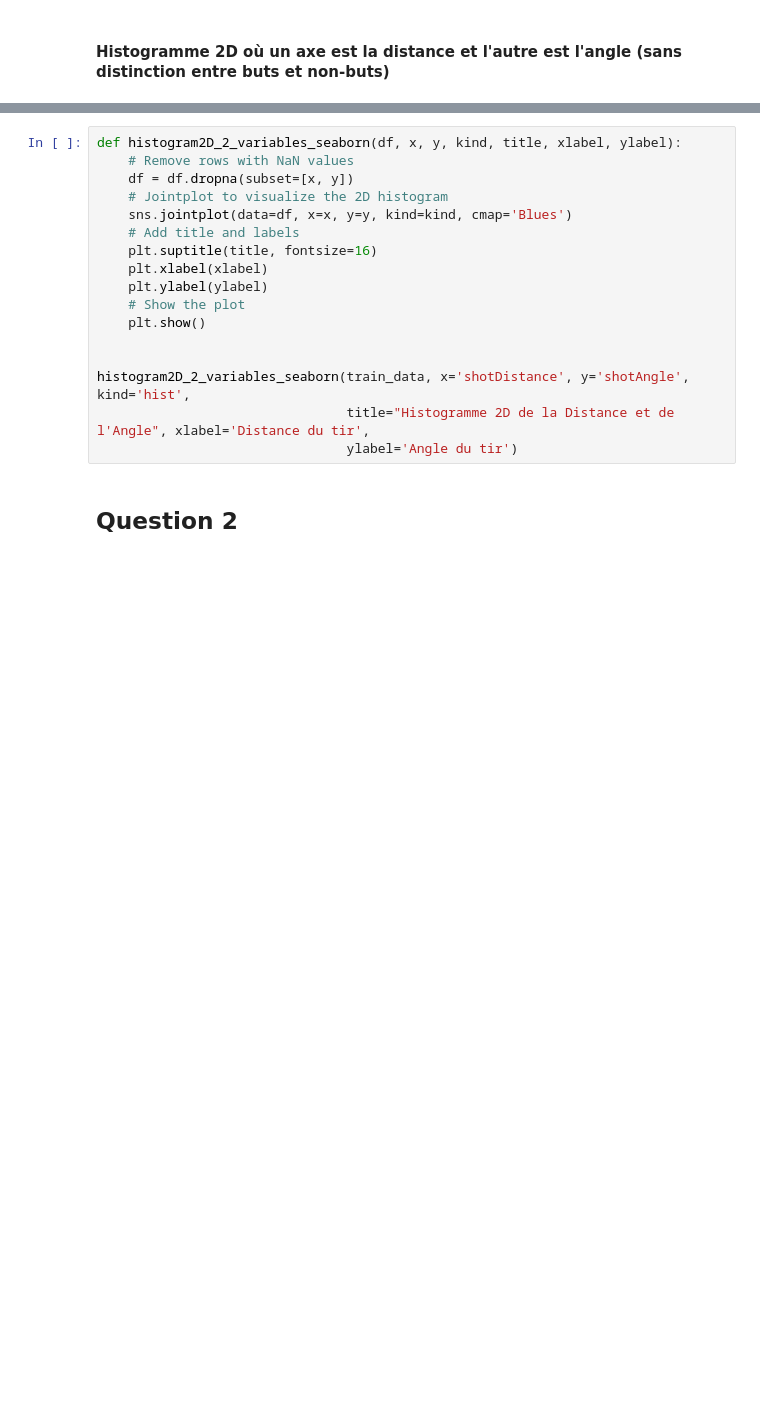
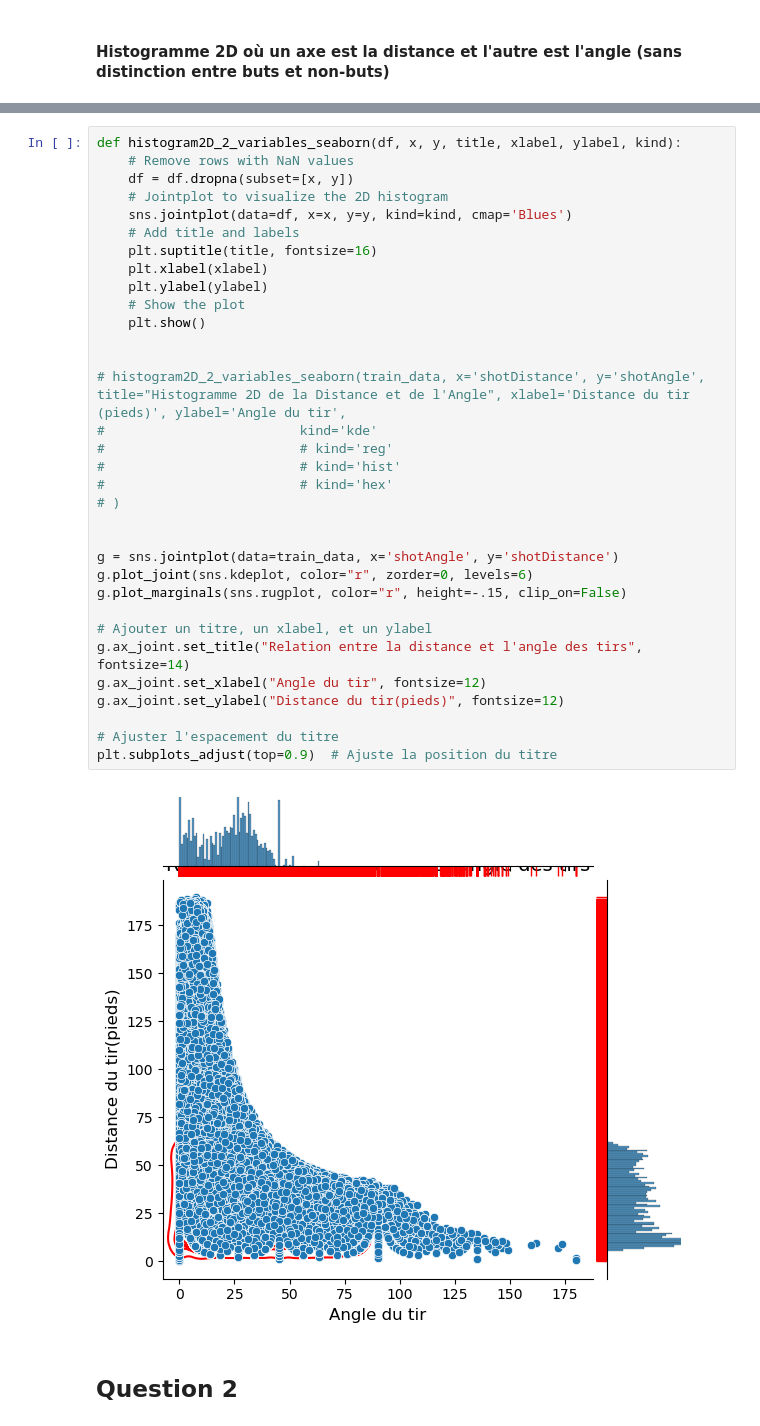
Before and after one commit to Seet-git/FT6758-NHL_A11, a Jupyter notebook: main_Milestone-2.ipynb, the cells around one changed output, grey strips where cells are left out. Drawn from its saved outputs; the diff is of its cells as text; blank space fills up the shorter version.

```diff
--- a/main_Milestone-2.ipynb
+++ b/main_Milestone-2.ipynb
@@ -99,20 +138,38 @@ histogram2D_2_variables(train_data, x='shotDistance', y='shotAngle', bins=20, la
 # %%
-def histogram2D_2_variables_seaborn(df, x, y, kind, title, xlabel, ylabel):
+def histogram2D_2_variables_seaborn(df, x, y, title, xlabel, ylabel, kind):
     # Remove rows with NaN values
     df = df.dropna(subset=[x, y])
     # Jointplot to visualize the 2D histogram
     sns.jointplot(data=df, x=x, y=y, kind=kind, cmap='Blues')
     # Add title and labels
     plt.suptitle(title, fontsize=16)
     plt.xlabel(xlabel)
     plt.ylabel(ylabel)
     # Show the plot
     plt.show()
 
 
-histogram2D_2_variables_seaborn(train_data, x='shotDistance', y='shotAngle', kind='hist',
-                                title="Histogramme 2D de la Distance et de l'Angle", xlabel='Distance du tir',
-                                ylabel='Angle du tir')
+# histogram2D_2_variables_seaborn(train_data, x='shotDistance', y='shotAngle', title="Histogramme 2D de la Distance et de l'Angle", xlabel='Distance du tir (pieds)', ylabel='Angle du tir',
+#                         kind='kde'
+#                         # kind='reg'
+#                         # kind='hist'
+#                         # kind='hex'
+# )
+
+
+g = sns.jointplot(data=train_data, x='shotAngle', y='shotDistance')
+g.plot_joint(sns.kdeplot, color="r", zorder=0, levels=6)
+g.plot_marginals(sns.rugplot, color="r", height=-.15, clip_on=False)
+
+# Ajouter un titre, un xlabel, et un ylabel
+g.ax_joint.set_title("Relation entre la distance et l'angle des tirs", fontsize=14)
+g.ax_joint.set_xlabel("Angle du tir", fontsize=12)
+g.ax_joint.set_ylabel("Distance du tir(pieds)", fontsize=12)
+
+# Ajuster l'espacement du titre
+plt.subplots_adjust(top=0.9)  # Ajuste la position du titre
+# %% [output]
+[figure, added]
 # %% [markdown]
 ## Question 2
 # %% [markdown]
```
Also changed, not shown: parts of 64 cells of this notebook.
